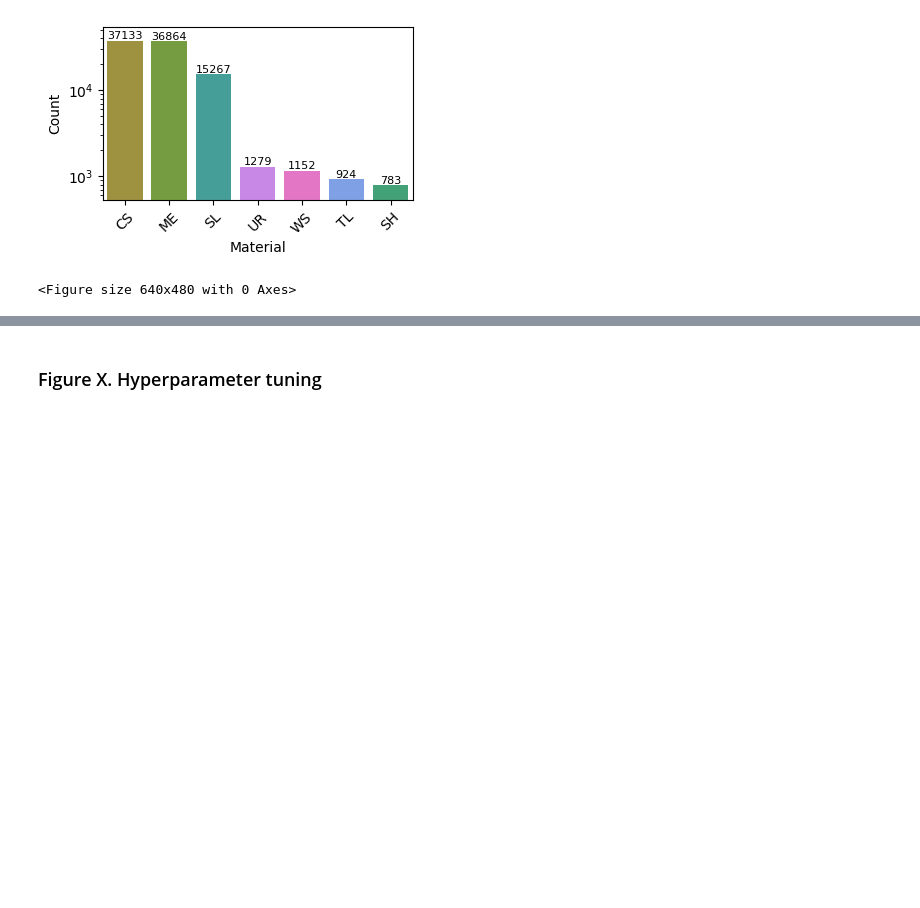
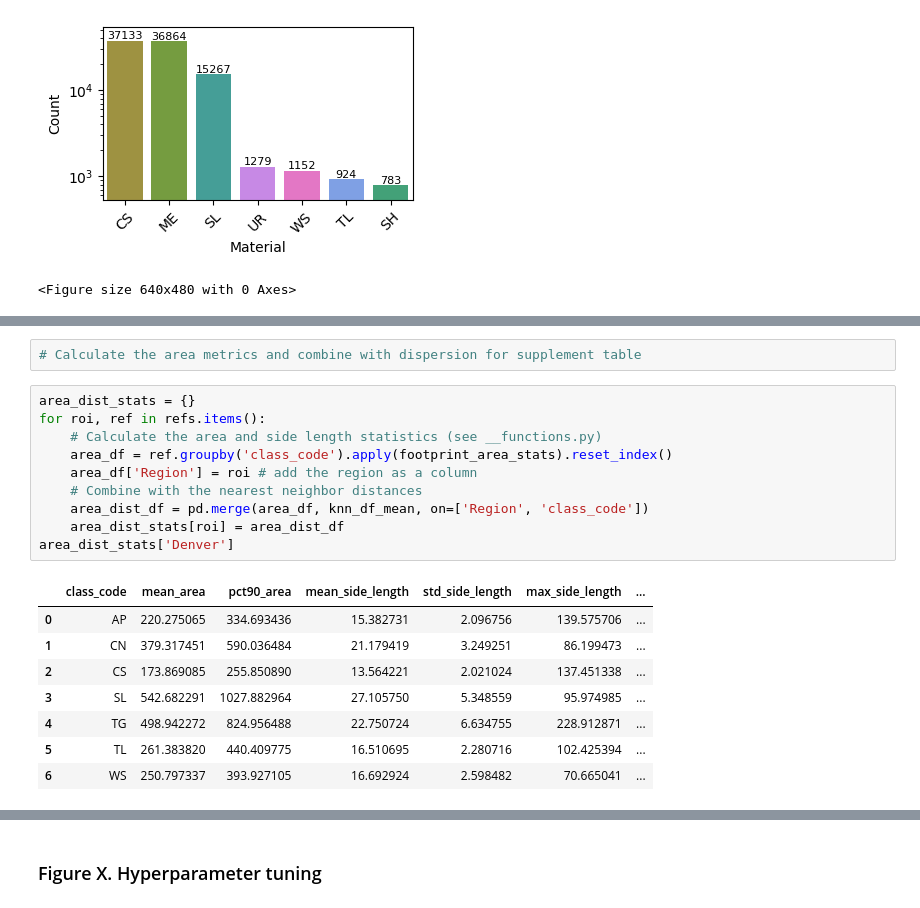
Before and after one commit to maxwellCcook/rooftop-mapping, a Jupyter notebook: code/_manuscript_figures.ipynb, the cells around one changed output, grey strips where cells are left out. Saved outputs shown, nothing was run; the diff lists cells and outputs as text; blank space fills up the shorter version.

```diff
--- a/code/_manuscript_figures.ipynb
+++ b/code/_manuscript_figures.ipynb
@@ -234,0 +317,21 @@ for roi, ref in refs.items():
+# %%
+# Calculate the area metrics and combine with dispersion for supplement table
+# %%
+area_dist_stats = {}
+for roi, ref in refs.items():
+    # Calculate the area and side length statistics (see __functions.py)
+    area_df = ref.groupby('class_code').apply(footprint_area_stats).reset_index()
+    area_df['Region'] = roi # add the region as a column
+    # Combine with the nearest neighbor distances
+    area_dist_df = pd.merge(area_df, knn_df_mean, on=['Region', 'class_code'])
+    area_dist_stats[roi] = area_dist_df
+area_dist_stats['Denver']
+# %% [output]
+|  | class_code | mean_area | pct90_area | mean_side_length | std_side_length | max_side_length | ... |
+| 0 | AP | 220.275065 | 334.693436 | 15.382731 | 2.096756 | 139.575706 | ... |
+| 1 | CN | 379.317451 | 590.036484 | 21.179419 | 3.249251 | 86.199473 | ... |
+| 2 | CS | 173.869085 | 255.850890 | 13.564221 | 2.021024 | 137.451338 | ... |
+| 3 | SL | 542.682291 | 1027.882964 | 27.105750 | 5.348559 | 95.974985 | ... |
+| 4 | TG | 498.942272 | 824.956488 | 22.750724 | 6.634755 | 228.912871 | ... |
+| 5 | TL | 261.383820 | 440.409775 | 16.510695 | 2.280716 | 102.425394 | ... |
+| 6 | WS | 250.797337 | 393.927105 | 16.692924 | 2.598482 | 70.665041 | ... |
```
Also changed, not shown: parts of 6 cells of this notebook, 6 other files.
